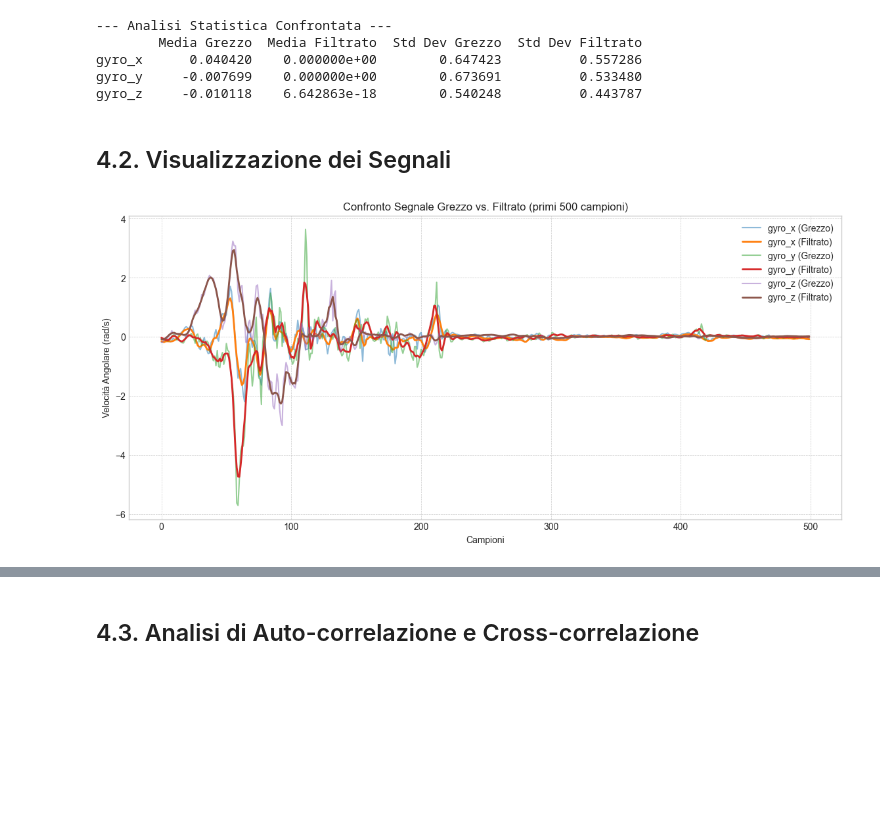
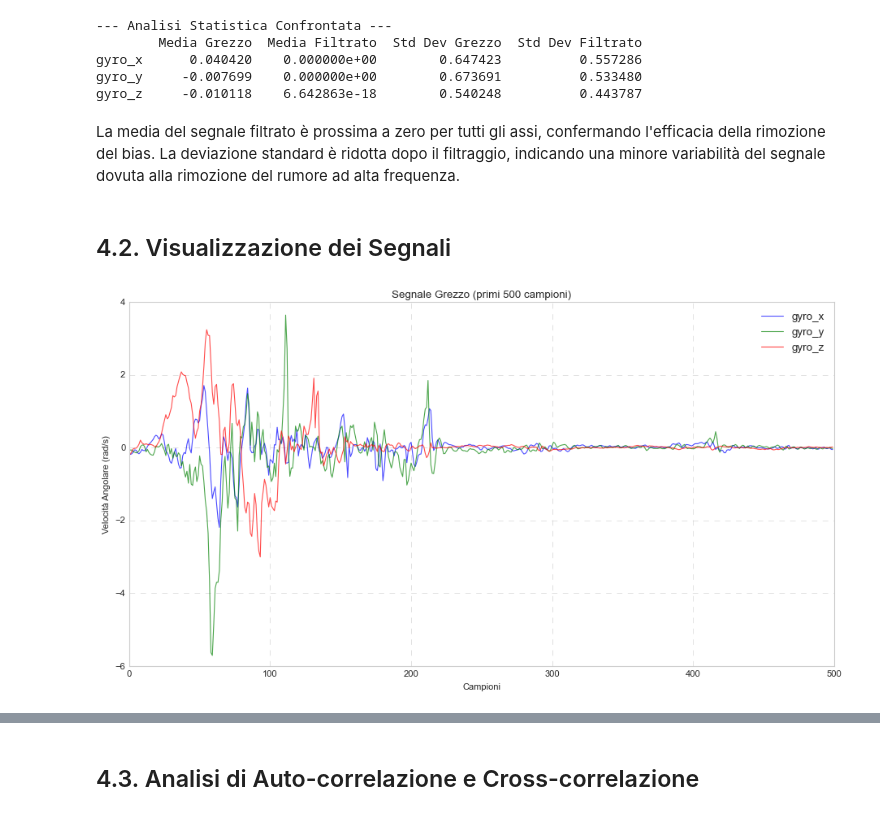
Before and after one commit to AlessioCamerano/Relazione-ATSD, a Jupyter notebook: analisi_segnale.ipynb, the cells around one changed output, grey strips where cells are left out. Drawn from its saved outputs; the diff is of its cells as text; code cells hidden in the pictures; blank space fills up the shorter version.

```diff
--- a/analisi_segnale.ipynb
+++ b/analisi_segnale.ipynb
@@ -49,8 +50,12 @@ plt.rcParams['font.size'] = 10
 # %%
 DATA_DIR = Path('RawData')
 exp_file = DATA_DIR / 'gyro_exp12_user06.txt'
-data = load_gyro_data(exp_file)
-fs = get_sampling_frequency()
+
+# Caricamento diretto dei dati
+data_array = np.loadtxt(exp_file)
+data = pd.DataFrame(data_array, columns=['gyro_x', 'gyro_y', 'gyro_z'])
+
+fs = 50.0  # Frequenza di campionamento in Hz
 T = 1 / fs
 n_samples = len(data)
 duration = n_samples * T
@@ -185,18 +188,20 @@ print(stats)
 gyro_x      0.040420    0.000000e+00        0.647423          0.557286
 gyro_y     -0.007699    0.000000e+00        0.673691          0.533480
 gyro_z     -0.010118    6.642863e-18        0.540248          0.443787
+# %% [markdown]
+La media del segnale filtrato è prossima a zero per tutti gli assi, confermando l'efficacia della rimozione del bias. La deviazione standard è ridotta dopo il filtraggio, indicando una minore variabilità del segnale dovuta alla rimozione del rumore ad alta frequenza.
 # %% [markdown]
 ## 4.2. Visualizzazione dei Segnali
 # %%
-plt.figure(figsize=(14, 6))
+# Segnale Grezzo
+plt.figure(figsize=(14, 7))
 for axis in axis_names:
-    plt.plot(data[axis].values[:500], label=f'{axis} (Grezzo)', alpha=0.5)
-    plt.plot(data_filt[axis].values[:500], label=f'{axis} (Filtrato)', linewidth=2)
-plt.title('Confronto Segnale Grezzo vs. Filtrato (primi 500 campioni)')
+    plt.plot(data[axis].values[:500], label=f'{axis}', alpha=0.7)
+plt.title('Segnale Grezzo (primi 500 campioni)')
 plt.xlabel('Campioni')
 plt.ylabel('Velocità Angolare (rad/s)')
 plt.legend()
 plt.grid(True, which='both', linestyle='--', linewidth=0.5)
 plt.show()
 # %% [output]
-[figure, old version]
+[figure, new version]
```
Also changed, not shown: parts of 21 cells of this notebook, 16 other files.
